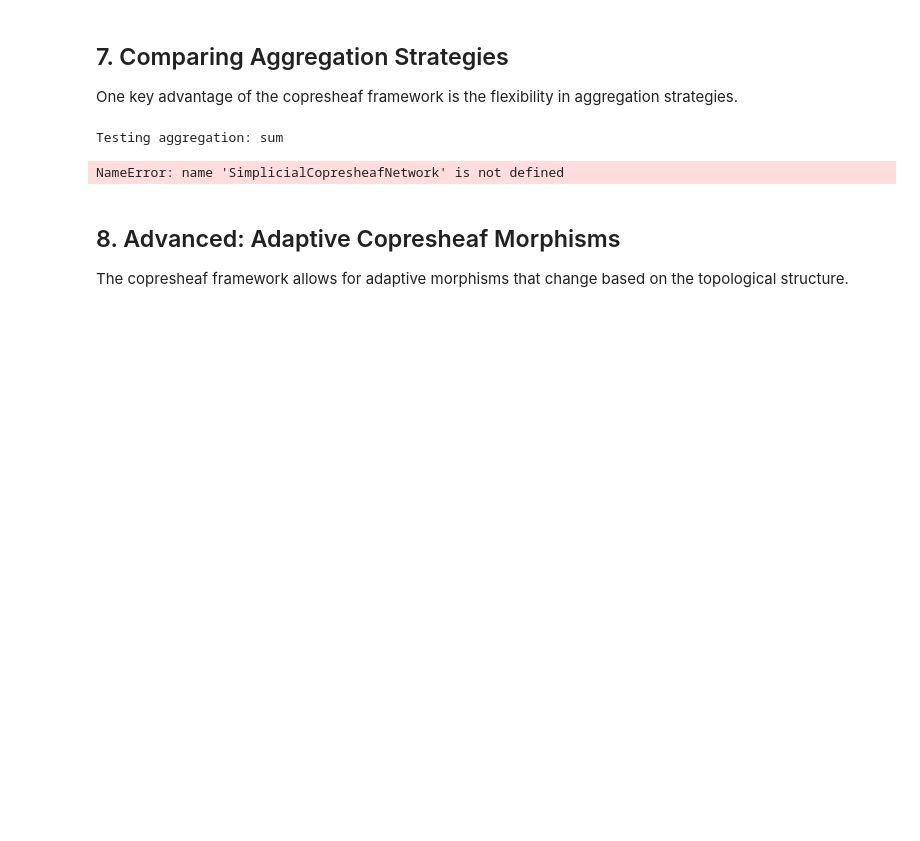
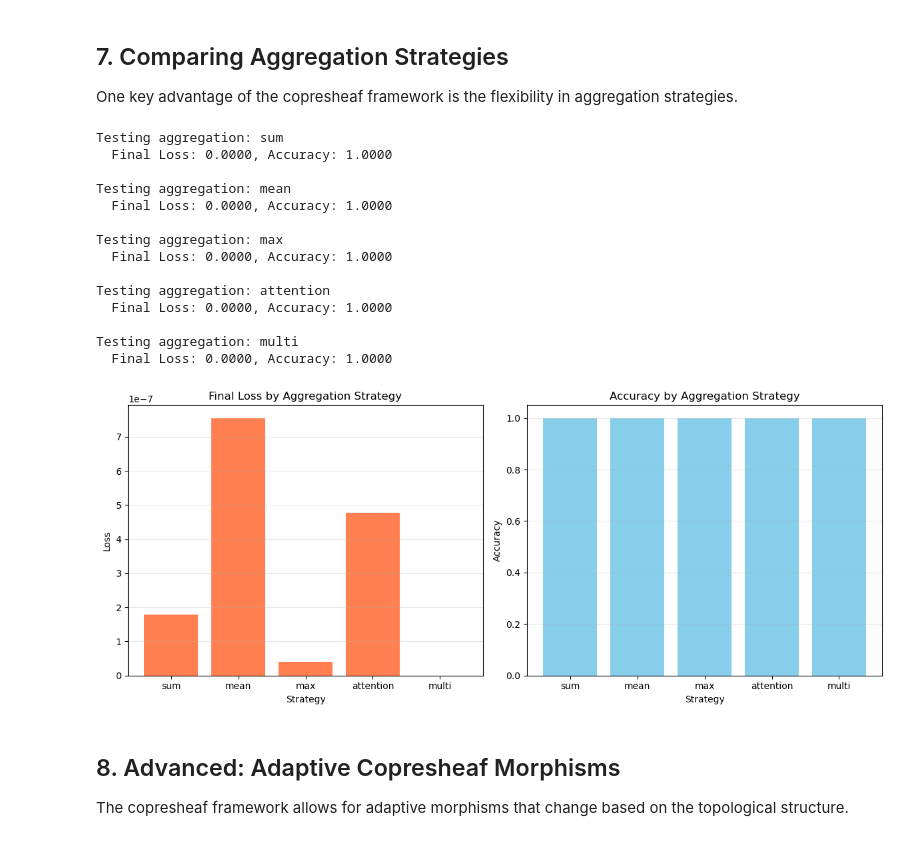
Before and after one commit to sam-lev/TopoSheafX, a Jupyter notebook: tutorials/simplicial/copresheaf_simplicial_tutorial.ipynb, the cells around one changed output. Saved outputs shown, nothing was run; the diff lists cells and outputs as text; code cells hidden in the pictures; blank space fills up the shorter version.

```diff
--- a/tutorials/simplicial/copresheaf_simplicial_tutorial.ipynb
+++ b/tutorials/simplicial/copresheaf_simplicial_tutorial.ipynb
@@ -445,7 +445,7 @@ def compare_aggregation_strategies():
         # Create model with specific aggregation
         if strategy in ['attention', 'multi']:
             # These require special handling
-            test_model = SimplicialCopresheafNetwork(
+            test_model = SimplicialComplexCopresheafNetwork(
                 in_dim=8,
                 hidden_dim=32,
                 out_dim=4,
@@ -453,7 +453,7 @@ def compare_aggregation_strategies():
                 aggregation_strategy=strategy if strategy != 'multi' else 'sum'
             )
         else:
-            test_model = SimplicialComCopresheafNetwork(
+            test_model = SimplicialComplexCopresheafNetwork(
                 in_dim=8,
                 hidden_dim=32,
                 out_dim=4,
@@ -485,34 +485,47 @@ def compare_aggregation_strategies():
         print(f"  Final Loss: {final_loss:.4f}, Accuracy: {acc:.4f}")
 
     return results
 
 # Run comparison
 aggregation_results = compare_aggregation_strategies()
 
 # Visualize results
 fig, (ax1, ax2) = plt.subplots(1, 2, figsize=(12, 5))
 
 strategies = list(aggregation_results.keys())
 losses = [aggregation_results[s]['loss'] for s in strategies]
 accuracies = [aggregation_results[s]['accuracy'] for s in strategies]
 
 ax1.bar(strategies, losses, color='coral')
 ax1.set_title('Final Loss by Aggregation Strategy')
 ax1.set_xlabel('Strategy')
 ax1.set_ylabel('Loss')
 ax1.grid(axis='y', alpha=0.3)
 
 ax2.bar(strategies, accuracies, color='skyblue')
 ax2.set_title('Accuracy by Aggregation Strategy')
 ax2.set_xlabel('Strategy')
 ax2.set_ylabel('Accuracy')
 ax2.grid(axis='y', alpha=0.3)
 
 plt.tight_layout()
 plt.show()
 # %% [output]
 Testing aggregation: sum
+  Final Loss: 0.0000, Accuracy: 1.0000
+
+Testing aggregation: mean
+  Final Loss: 0.0000, Accuracy: 1.0000
+
+Testing aggregation: max
+  Final Loss: 0.0000, Accuracy: 1.0000
+
+Testing aggregation: attention
+  Final Loss: 0.0000, Accuracy: 1.0000
+
+Testing aggregation: multi
+  Final Loss: 0.0000, Accuracy: 1.0000
-NameError: name 'SimplicialCopresheafNetwork' is not defined
+[figure, added]
 # %% [markdown]
 ## 8. Advanced: Adaptive Copresheaf Morphisms
 
```
Also changed, not shown: parts of 2 cells of this notebook.
